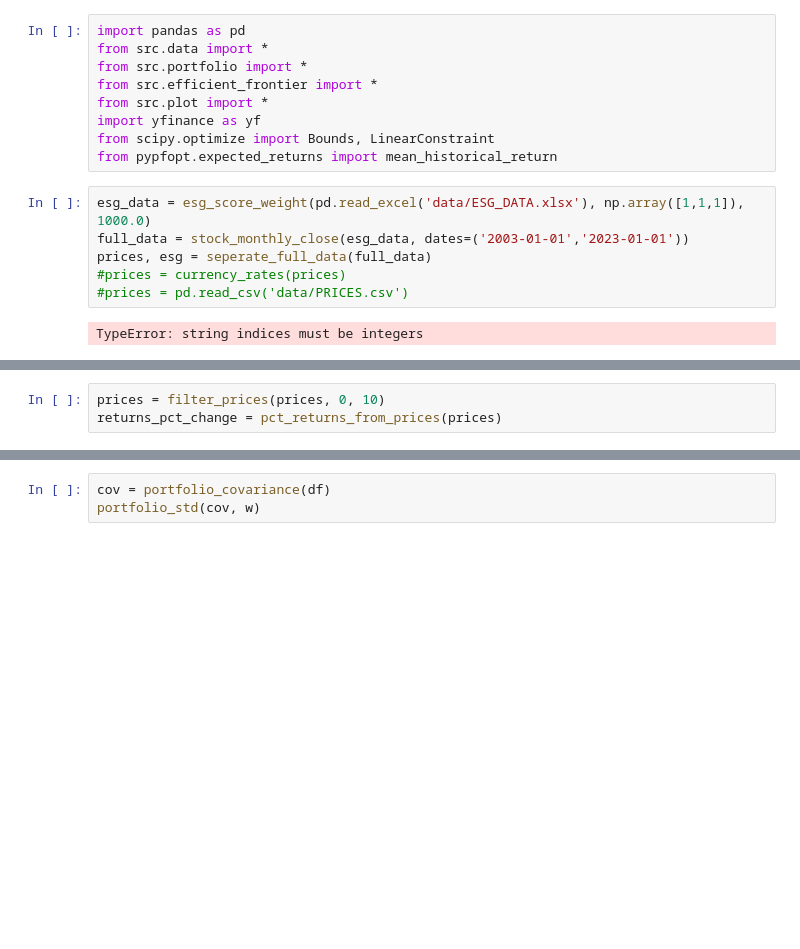
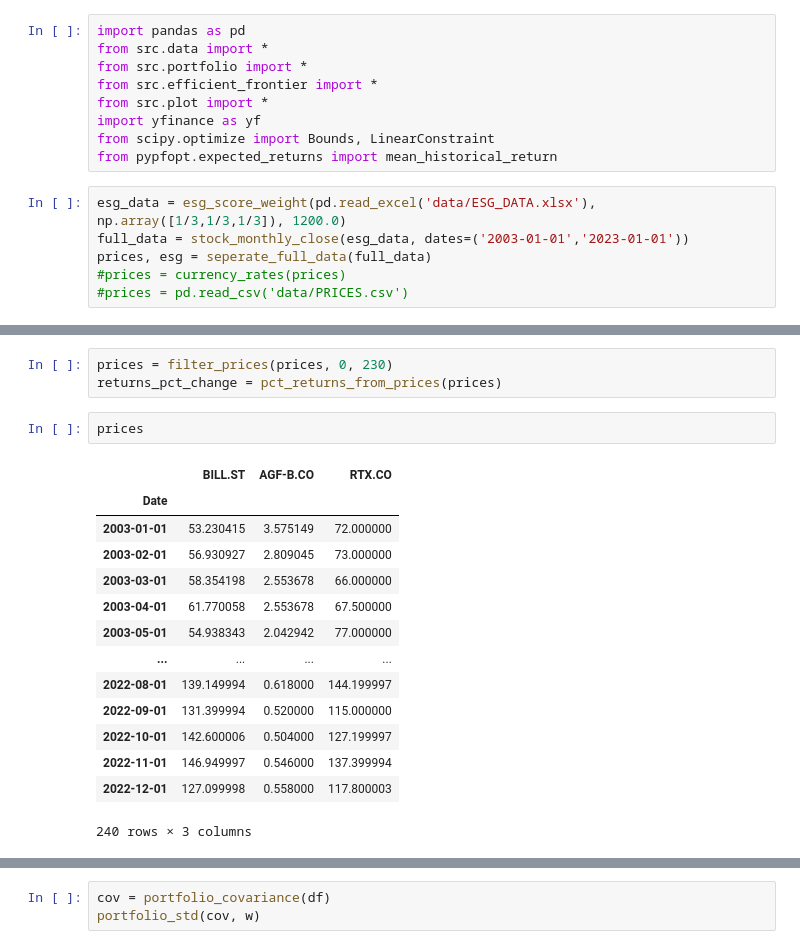
Before and after one commit to NicolaiVArends/BachelorThesis, a Jupyter notebook: optimising_portfolio.ipynb, the cells around one changed output, grey strips where cells are left out. Saved outputs shown, nothing was run; the diff lists cells and outputs as text; blank space fills up the shorter version.

```diff
--- a/optimising_portfolio.ipynb
+++ b/optimising_portfolio.ipynb
@@ -14,13 +8,11 @@ import yfinance as yf
 from scipy.optimize import Bounds, LinearConstraint
 from pypfopt.expected_returns import mean_historical_return
 # %%
-esg_data = esg_score_weight(pd.read_excel('data/ESG_DATA.xlsx'), np.array([1,1,1]), 1000.0)
+esg_data = esg_score_weight(pd.read_excel('data/ESG_DATA.xlsx'), np.array([1/3,1/3,1/3]), 1200.0)
 full_data = stock_monthly_close(esg_data, dates=('2003-01-01','2023-01-01'))
 prices, esg = seperate_full_data(full_data)
 #prices = currency_rates(prices)
 #prices = pd.read_csv('data/PRICES.csv')
-# %% [output]
-TypeError: string indices must be integers
 # %%
 esg_data
 # %% [output]
@@ -38,8 +30,25 @@ esg_data
 | 272 | DK0060094928 | DKK | Ørsted A/S | AA | Excellent | 693 | ... |
 | 276 | DK0010267129 | DKK | Raytheon Technologies Corporation | A | High | 565 | ... |
 # %%
-prices = filter_prices(prices, 0, 10)
+prices = filter_prices(prices, 0, 230)
 returns_pct_change = pct_returns_from_prices(prices)
+# %%
+prices
+# %% [output]
+|  | BILL.ST | AGF-B.CO | RTX.CO |
+| Date |  |  |  |
+| 2003-01-01 | 53.230415 | 3.575149 | 72.000000 |
+| 2003-02-01 | 56.930927 | 2.809045 | 73.000000 |
+| 2003-03-01 | 58.354198 | 2.553678 | 66.000000 |
+| 2003-04-01 | 61.770058 | 2.553678 | 67.500000 |
+| 2003-05-01 | 54.938343 | 2.042942 | 77.000000 |
+| ... | ... | ... | ... |
+| 2022-08-01 | 139.149994 | 0.618000 | 144.199997 |
+| 2022-09-01 | 131.399994 | 0.520000 | 115.000000 |
+| 2022-10-01 | 142.600006 | 0.504000 | 127.199997 |
+| 2022-11-01 | 146.949997 | 0.546000 | 137.399994 |
+| 2022-12-01 | 127.099998 | 0.558000 | 117.800003 |
+240 rows × 3 columns
 # %%
 rolling_window_expected_return(returns_pct_change)
 # %% [output]
```
Also changed, not shown: parts of 12 cells of this notebook, 7 other files.
